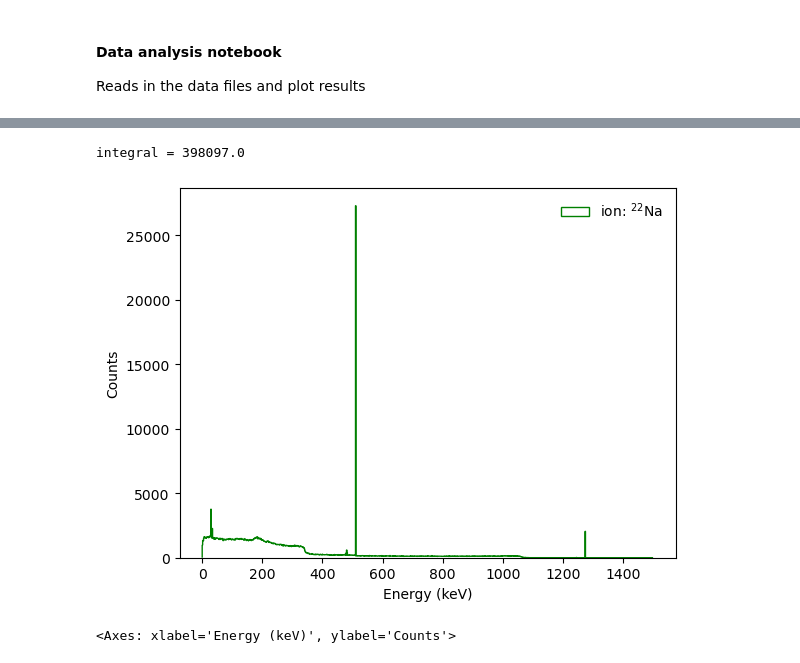
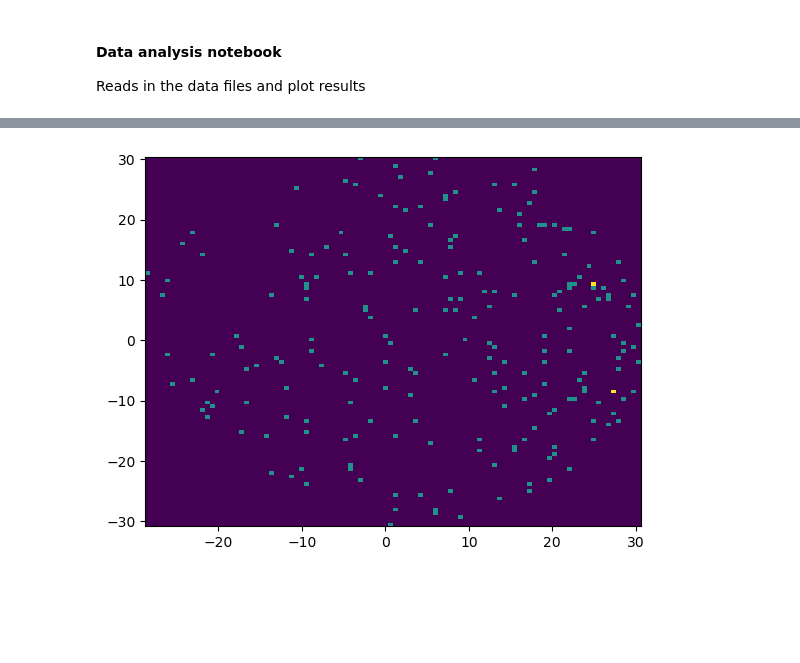
Before and after one commit to acolijn/G4XamsSim, a Jupyter notebook: analysis/analysis.ipynb, the cells around one changed output, grey strips where cells are left out. Drawn from its saved outputs; the diff is of its cells as text; code cells hidden in the pictures; blank space fills up the shorter version.

```diff
--- a/analysis/analysis.ipynb
+++ b/analysis/analysis.ipynb
@@ -36,6 +34,4 @@ Data loaded from 10 files
-# %%
-std.plot_histogram("e", bins=1000, range=(0, 1500))
-# %% [output]
-integral = 398097.0
-[figure, removed]
-<Axes: xlabel='Energy (keV)', ylabel='Counts'>
+# %%
+h = plt.hist2d(std.data['xh'], std.data['yh'], bins=100)
+# %% [output]
+[figure, added]
```
Also changed, not shown: parts of 9 cells of this notebook, 10 other files.
